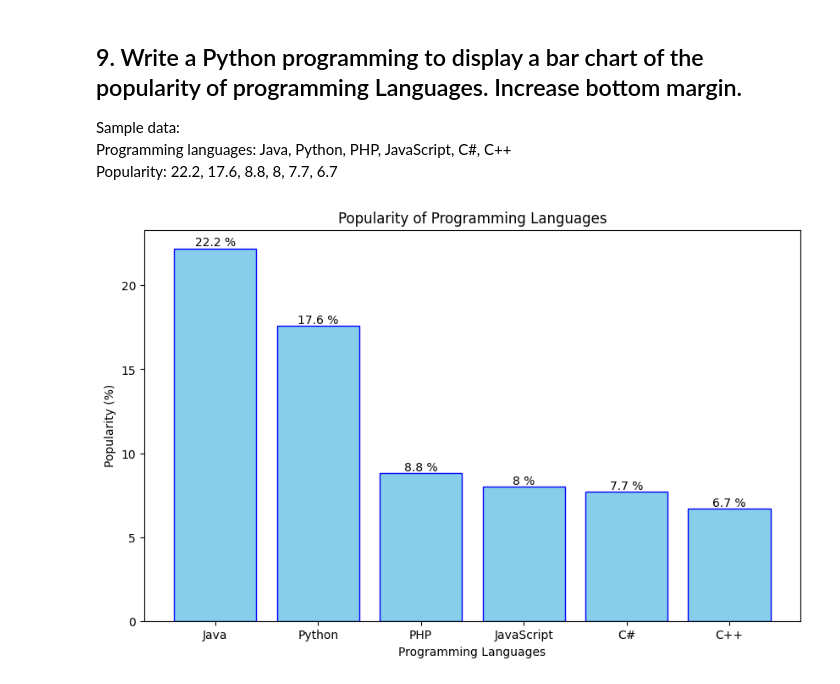
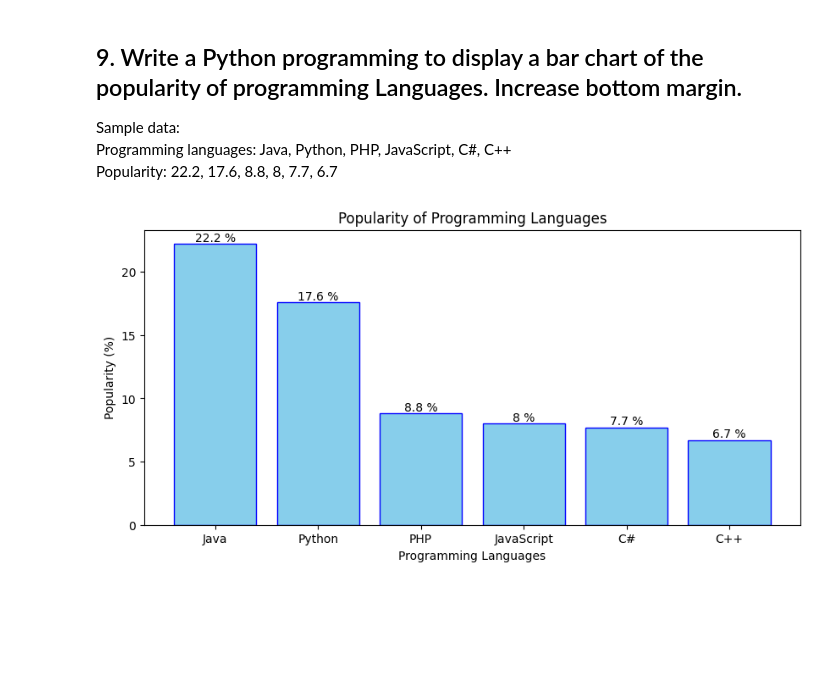
Before and after one commit to Prayag321/Python-libraries, a Jupyter notebook: matplotlib/barchart.ipynb, the cells around one changed output. Drawn from its saved outputs; the diff is of its cells as text; code cells hidden in the pictures; blank space fills up the shorter version.

Commit message:
[PRAYAG] Refactor:  Python programming to display a bar chart of the popularity of programming Languages. Increase bottom margin.

```diff
--- a/matplotlib/barchart.ipynb
+++ b/matplotlib/barchart.ipynb
@@ -214,19 +214,20 @@ Popularity: 22.2, 17.6, 8.8, 8, 7.7, 6.7
 # %%
 def main():
 	languages = ['Java', 'Python', 'PHP', 'JavaScript', 'C#', 'C++']
 	popularity = [22.2, 17.6, 8.8, 8, 7.7, 6.7]
 
 
 	plt.figure(figsize=(10, 6))
 	bars = plt.bar(languages, popularity, color='skyblue',edgecolor='blue')
 
 	plt.title('Popularity of Programming Languages')
 	plt.xlabel('Programming Languages')
 	plt.ylabel('Popularity (%)')
 
 	plt.bar_label(bars,labels=[f"{s} %" for s in popularity])
+	plt.subplots_adjust(bottom=0.3)
 	plt.show()
 if __name__=='__main__':
 	main()
 # %% [output]
-[figure, old version]
+[figure, new version]
```
